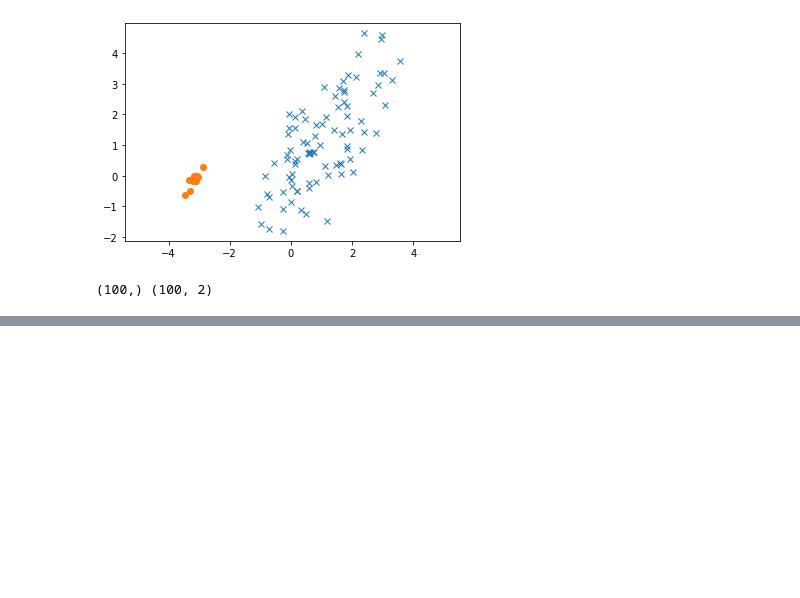
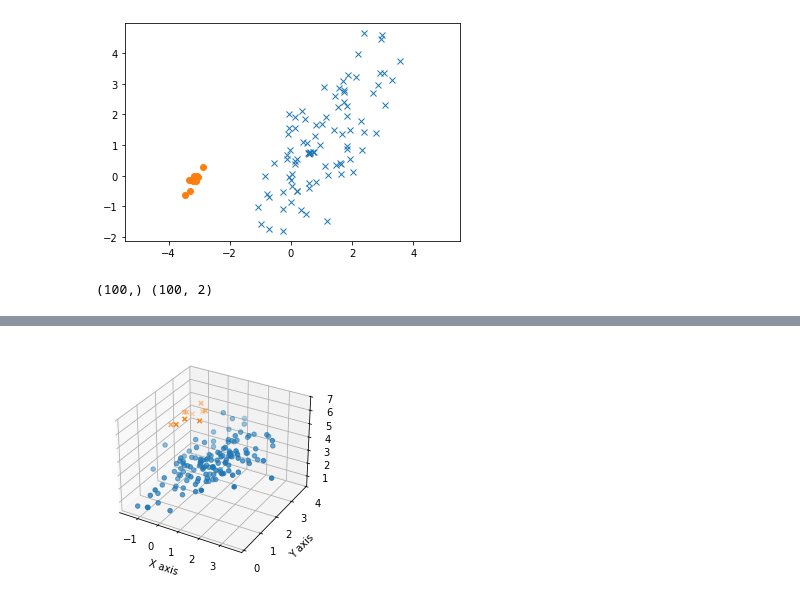
Before and after one commit to ananya-k15/data-depth, a Jupyter notebook: data_depth.ipynb, the cells around one changed output, grey strips where cells are left out. Saved outputs shown, nothing was run; the diff lists cells and outputs as text; code cells hidden in the pictures; blank space fills up the shorter version.

```diff
--- a/data_depth.ipynb
+++ b/data_depth.ipynb
@@ -178,0 +200,27 @@ plt.show()
+# %%
+prng = RandomState(666888999)
+
+mean = (1, 2, 3)
+anom_mean = (0, 2, 6)
+
+# random matrix for covariance
+random_matrix = prng.rand(3, 3)
+# ensuring that the matrix is symmetric positive-semidefinite
+cov = np.dot(random_matrix, random_matrix.T)
+cov += np.eye(3) * 1e-6
+anom_cov = cov / 5
+
+pts = rng.multivariate_normal(mean, cov, size=140).T
+anom_pts = rng.multivariate_normal(anom_mean, anom_cov, size=10).T
+
+fig = plt.figure()
+ax = fig.add_subplot(111, projection='3d')
+ax.scatter(pts[0], pts[1], pts[2], marker='o')
+ax.scatter(anom_pts[0], anom_pts[1], anom_pts[2], marker='x')
+ax.set_xlabel('X axis')
+ax.set_ylabel('Y axis')
+ax.set_zlabel('Z axis')
+
+plt.show()
+# %% [output]
+[figure, added]
```
Also changed, not shown: parts of 14 cells of this notebook, 3 other files.
